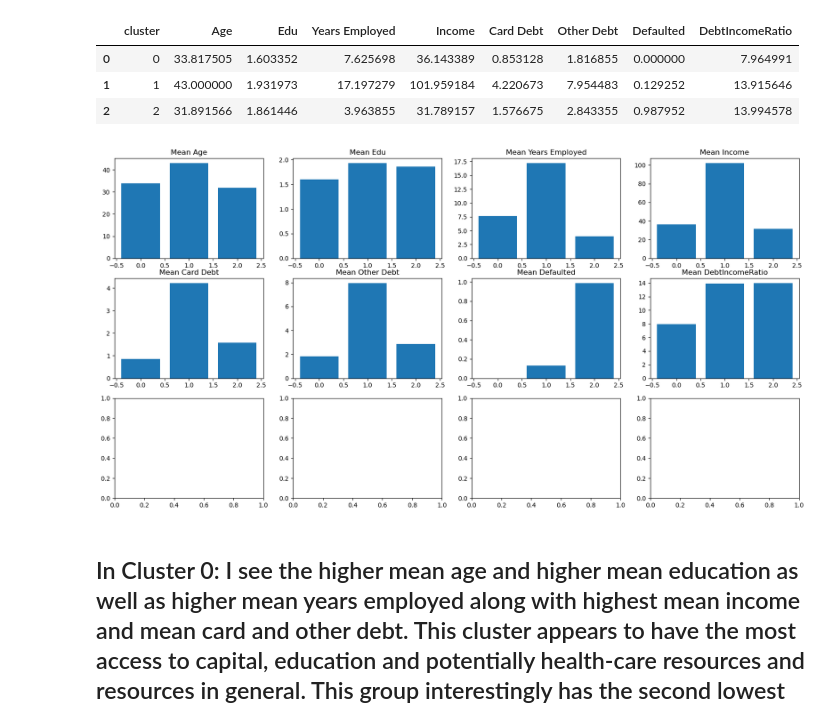
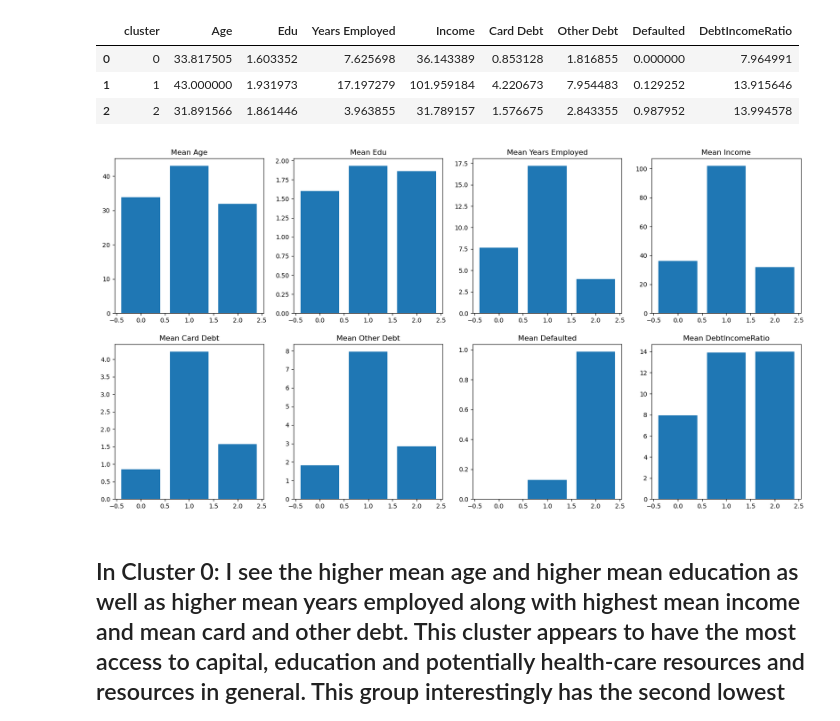
Before and after one commit to BrianArradondo/DS_Class_Assignments, a Jupyter notebook: KMeans Core Analysis.ipynb, the cells around one changed output. Drawn from its saved outputs; the diff is of its cells as text; code cells hidden in the pictures.

```diff
--- a/KMeans Core Analysis.ipynb
+++ b/KMeans Core Analysis.ipynb
@@ -117,15 +117,15 @@ cluster_groups
 | 1 | 1 | 43.000000 | 1.931973 | 17.197279 | 101.959184 | 4.220673 | 7.954483 | 0.129252 | 13.915646 |
 | 2 | 2 | 31.891566 | 1.861446 | 3.963855 | 31.789157 | 1.576675 | 2.843355 | 0.987952 | 13.994578 |
 # %%
-fig, axes = plt.subplots(3,4, figsize = (20,10))
+fig, axes = plt.subplots(2,4, figsize = (20,10))
 
 axes = axes.ravel()
 
 for i, col in enumerate(cluster_groups.columns[1:]):
     axes[i].bar(cluster_groups["cluster"], cluster_groups[col])
     axes[i].set_title(f"Mean {col}")
 # %% [output]
-[figure, old version]
+[figure, new version]
 # %% [markdown]
 ## In Cluster 0: I see the higher mean age and higher mean education as well as higher mean years employed along with highest mean income and mean card and other debt. This cluster appears to have the most access to capital, education and potentially health-care resources and resources in general. This group interestingly has the second lowest defaulted rate. This could mean that there is the potential for this group to be handle taking on more financially without a high rate of default.
 # %% [markdown]
```
Also changed, not shown: parts of 2 cells of this notebook.
